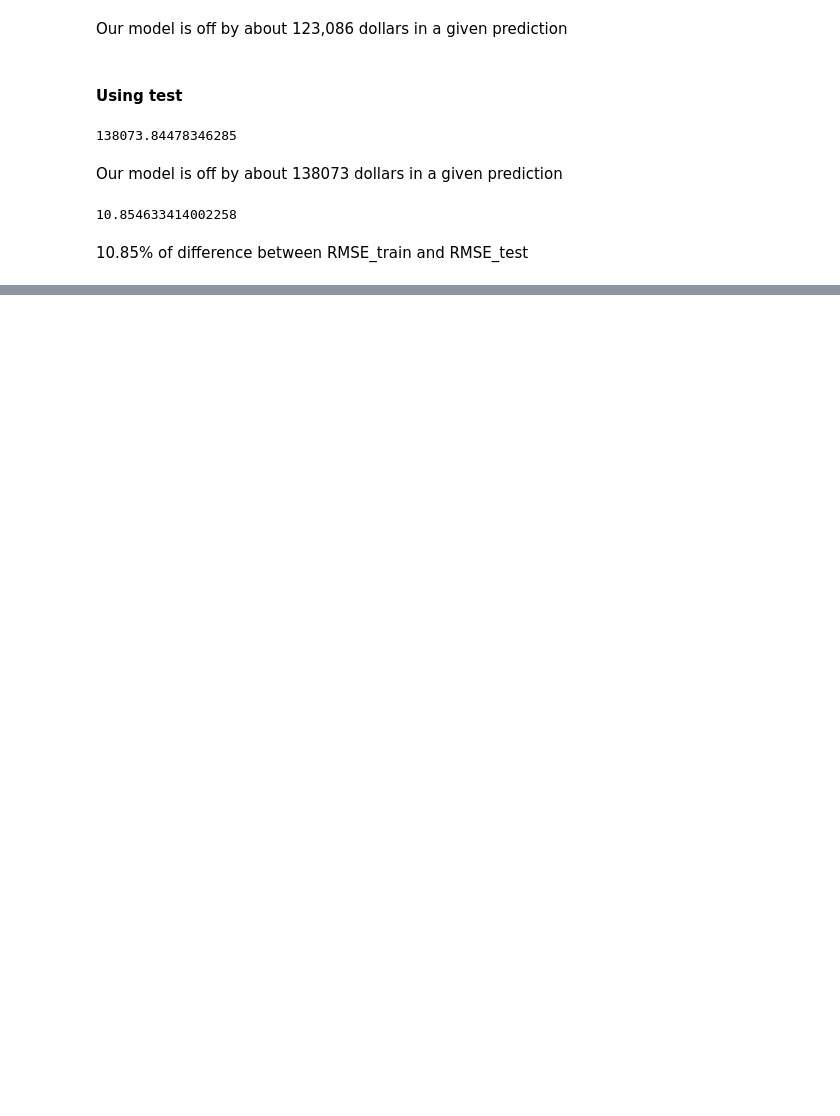
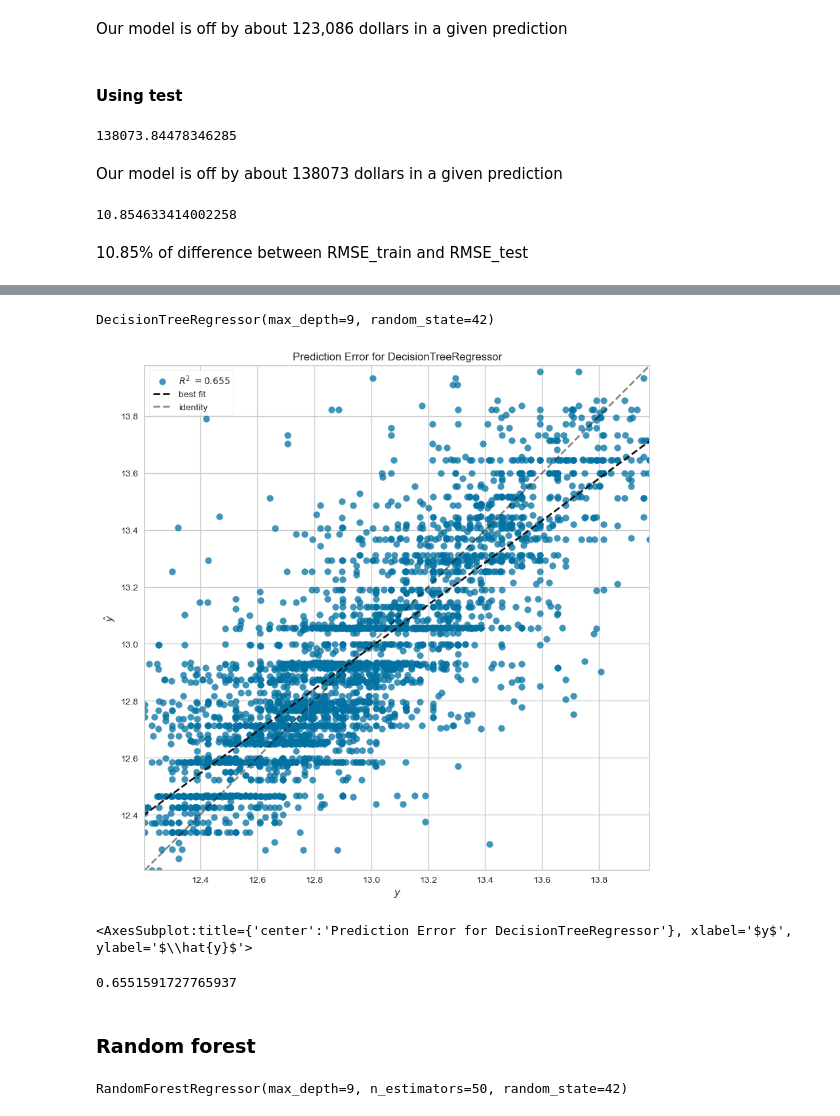
Before and after one commit to hixtape1212/Group1Capstone, a Jupyter notebook: LinealRegression.ipynb, the cells around one changed output, grey strips where cells are left out. Cells and saved outputs as stored; diff of their text form; code cells hidden in the pictures; blank space fills up the shorter version.

Commit message:
Adding decision tree, random forest, XGBoost

```diff
--- a/LinealRegression.ipynb
+++ b/LinealRegression.ipynb
@@ -224,7 +224,7 @@ y = df_log['latestPrice']
 # importing train_test_split to create testing and trainin data
 
 from sklearn.model_selection import train_test_split
-X_train, X_test, y_train, y_test = train_test_split(X, y, test_size=0.2, random_state=42)
+X_train, X_test, y_train, y_test = train_test_split(X, y, test_size=0.25, random_state=42)
 # %%
 # Comparing size of X sets
 print(X.shape, X_train.shape, X_test.shape)
@@ -306,0 +321,8 @@ diff
+# %%
+# Initializing model
+dtr = DecisionTreeRegressor(random_state = 42, max_depth=9)
+# %%
+# Train model
+dtr.fit(X_train, y_train)
+# %% [output]
+DecisionTreeRegressor(max_depth=9, random_state=42)
@@ -306,0 +336,19 @@ diff
+# %%
+from yellowbrick.regressor import PredictionError
+
+fig, ax = plt.subplots(figsize=(10,10))
+pev = PredictionError(dtr)
+pev.fit(X_train, y_train)
+pev.score(X_test, y_test)
+pev.poof()
+# %% [output]
+[figure, added]
+<AxesSubplot:title={'center':'Prediction Error for DecisionTreeRegressor'}, xlabel='$y$', ylabel='$\\hat{y}$'>
+# %%
+from sklearn.metrics import r2_score
+r_squared = r2_score(y_test, predictor_test)
+r_squared
+# %% [output]
+0.6551591727765937
+# %% [markdown]
+### Random forest
@@ -306,0 +360,5 @@ diff
+# %%
+# Train model
+rf.fit(X_train, y_train)
+# %% [output]
+RandomForestRegressor(max_depth=9, n_estimators=50, random_state=42)
```
Also changed, not shown: parts of 25 cells of this notebook.
